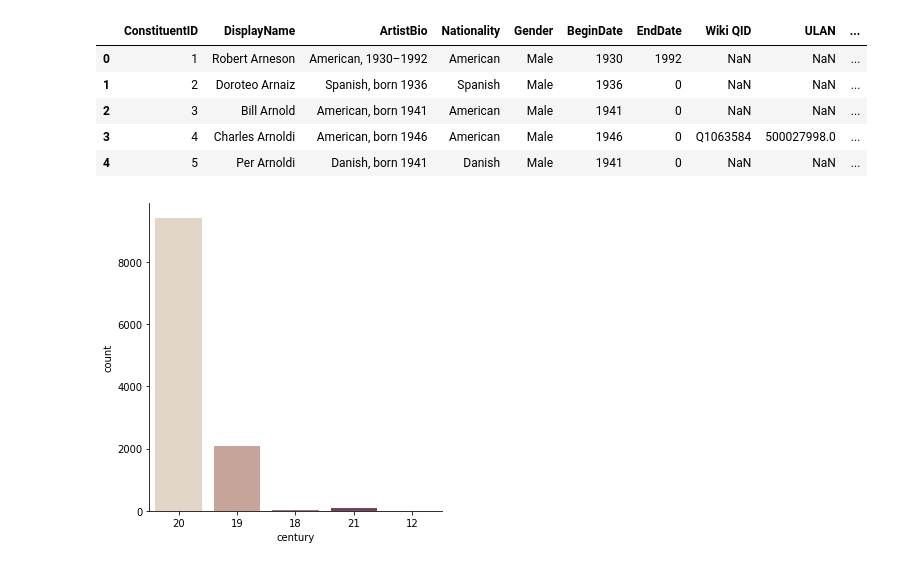
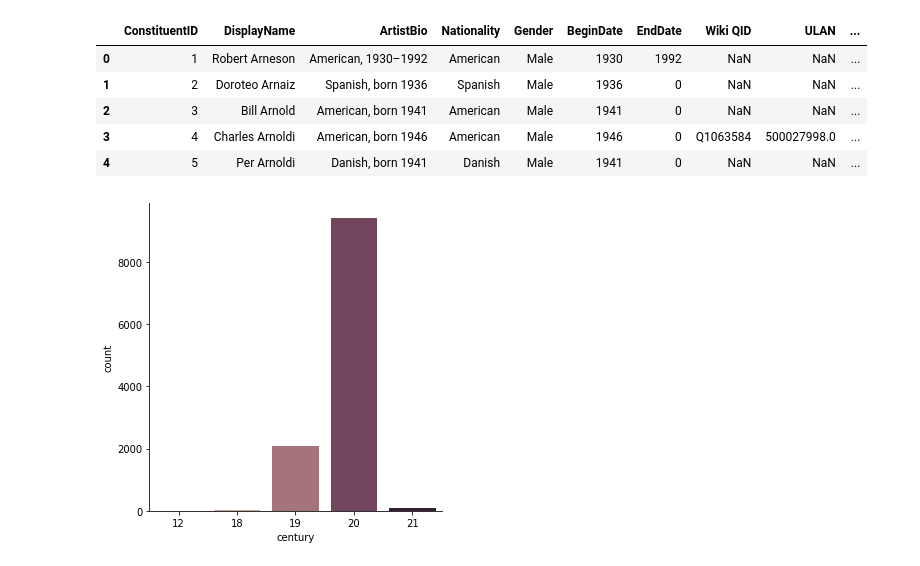
Before and after one commit to josephnagel1/NagelJoseph_module2_intro_to_pandas, a Jupyter notebook: 2_4_pandas_dtypes.ipynb, the cells around one changed output. Saved outputs shown, nothing was run; the diff lists cells and outputs as text; code cells hidden in the pictures.

```diff
--- a/2_4_pandas_dtypes.ipynb
+++ b/2_4_pandas_dtypes.ipynb
@@ -431,7 +427,7 @@ artists_cleaned = (artists
   >> mutate(century = X.BeginDate.str[:2])
   >> mutate(century = X.century.astype('int'))
   >> mutate(century = X.century + 1)
-  >> mutate(century = X.century.astype('str'))
+  >> mutate(century = X.century.astype('category'))
 )
 # %%
 artists_cleaned.head()
@@ -448,9 +448,9 @@ artists_cleaned.head()
 | 3 | 4 | Charles Arnoldi | American, born 1946 | American | Male | 1946 | 0 | Q1063584 | 500027998.0 | ... |
 | 4 | 5 | Per Arnoldi | Danish, born 1941 | Danish | Male | 1941 | 0 | NaN | NaN | ... |
 # %%
-ordered_plot = sns.catplot( x="century",
+plot = sns.catplot( x="century",
                             kind="count",
                             palette="ch:.25",
                             data=artists_cleaned)
 # %% [output]
-[figure, old version]
+[figure, new version]
```
Also changed, not shown: parts of 2 cells of this notebook.
